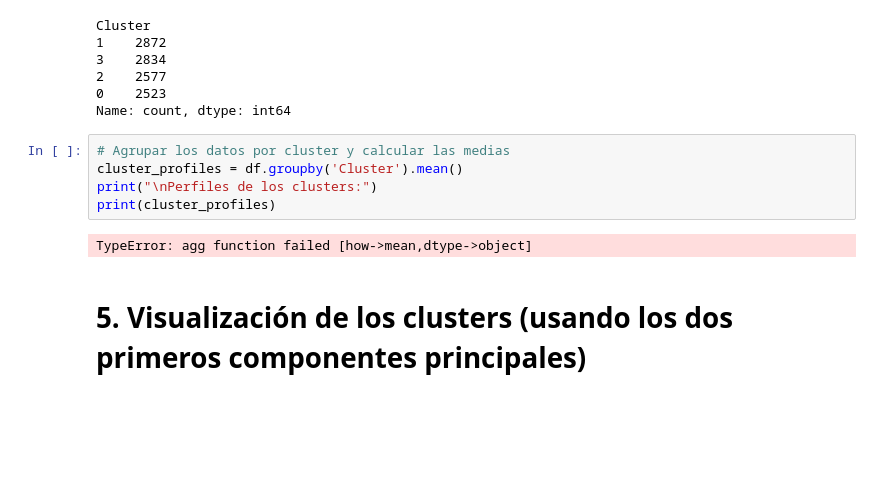
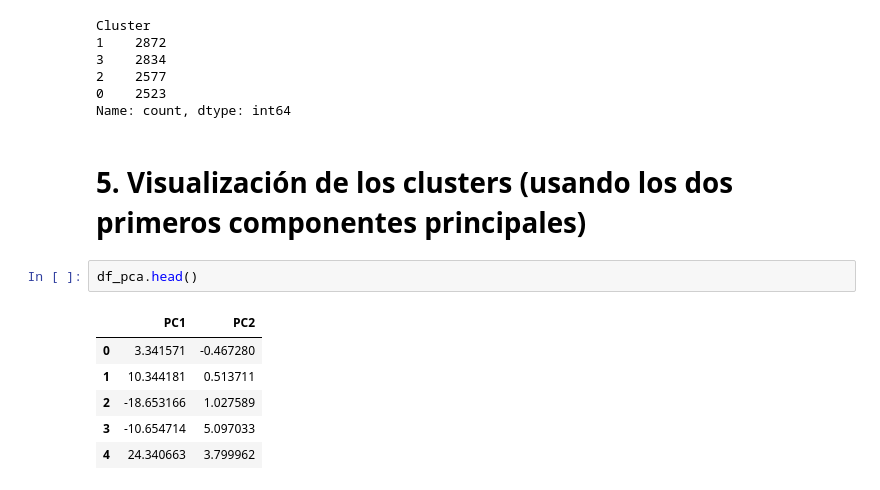
Before and after one commit to MiguelGG03/AprendizajeAutomatico_Caso5, a Jupyter notebook: seleccion de caracteristicas.ipynb, the cells around one changed output. Cells and saved outputs as stored; diff of their text form; blank space fills up the shorter version.

```diff
--- a/seleccion de caracteristicas.ipynb
+++ b/seleccion de caracteristicas.ipynb
@@ -100,12 +100,14 @@ Cluster
 2    2577
 0    2523
 Name: count, dtype: int64
-# %%
-# Agrupar los datos por cluster y calcular las medias
-cluster_profiles = df.groupby('Cluster').mean()
-print("\nPerfiles de los clusters:")
-print(cluster_profiles)
-# %% [output]
-TypeError: agg function failed [how->mean,dtype->object]
 # %% [markdown]
 # 5. Visualización de los clusters (usando los dos primeros componentes principales)
+# %%
+df_pca.head()
+# %% [output]
+|  | PC1 | PC2 |
+| 0 | 3.341571 | -0.467280 |
+| 1 | 10.344181 | 0.513711 |
+| 2 | -18.653166 | 1.027589 |
+| 3 | -10.654714 | 5.097033 |
+| 4 | 24.340663 | 3.799962 |
```
Also changed, not shown: parts of 6 cells of this notebook, 1 other file.
